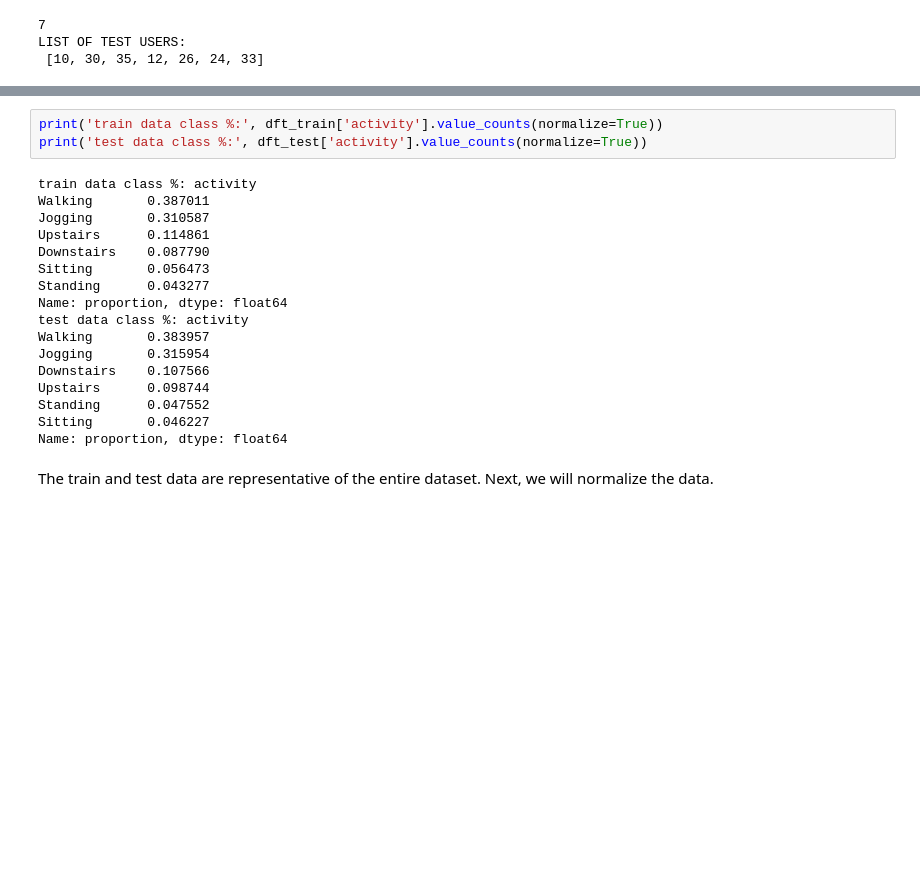
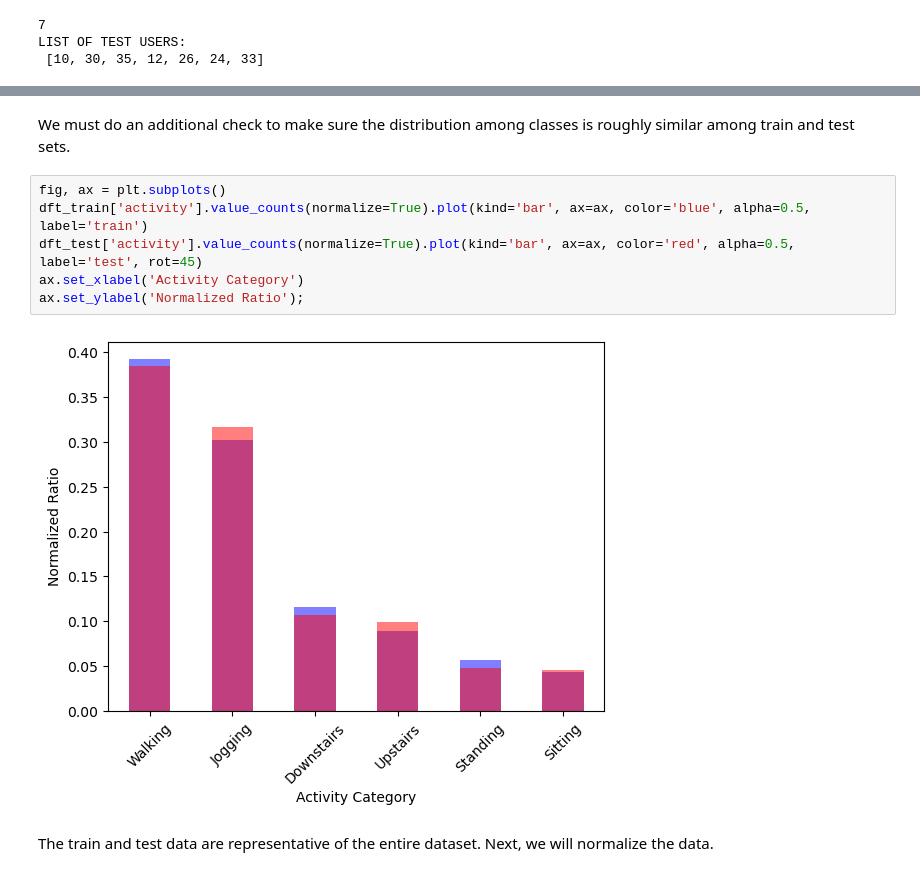
Before and after one commit to setare92-ha/activity_recognition_project, a Jupyter notebook: main.ipynb, the cells around one changed output, grey strips where cells are left out. Saved outputs shown, nothing was run; the diff lists cells and outputs as text; blank space fills up the shorter version.

```diff
--- a/main.ipynb
+++ b/main.ipynb
@@ -605,23 +588,13 @@ dft_train.shape
+# %% [markdown]
+We must do an additional check to make sure the distribution among classes is roughly similar among train and test sets.
 # %%
-print('train data class %:', dft_train['activity'].value_counts(normalize=True))
-print('test data class %:', dft_test['activity'].value_counts(normalize=True))
+fig, ax = plt.subplots()
+dft_train['activity'].value_counts(normalize=True).plot(kind='bar', ax=ax, color='blue', alpha=0.5, label='train')
+dft_test['activity'].value_counts(normalize=True).plot(kind='bar', ax=ax, color='red', alpha=0.5, label='test', rot=45)
+ax.set_xlabel('Activity Category')
+ax.set_ylabel('Normalized Ratio');
 # %% [output]
-train data class %: activity
-Walking       0.387011
-Jogging       0.310587
-Upstairs      0.114861
-Downstairs    0.087790
-Sitting       0.056473
-Standing      0.043277
-Name: proportion, dtype: float64
-test data class %: activity
-Walking       0.383957
-Jogging       0.315954
-Downstairs    0.107566
-Upstairs      0.098744
-Standing      0.047552
-Sitting       0.046227
-Name: proportion, dtype: float64
+[figure, added]
 # %% [markdown]
 The train and test data are representative of the entire dataset. Next, we will normalize the data.
 # %%
```
Also changed, not shown: parts of 23 cells of this notebook.
